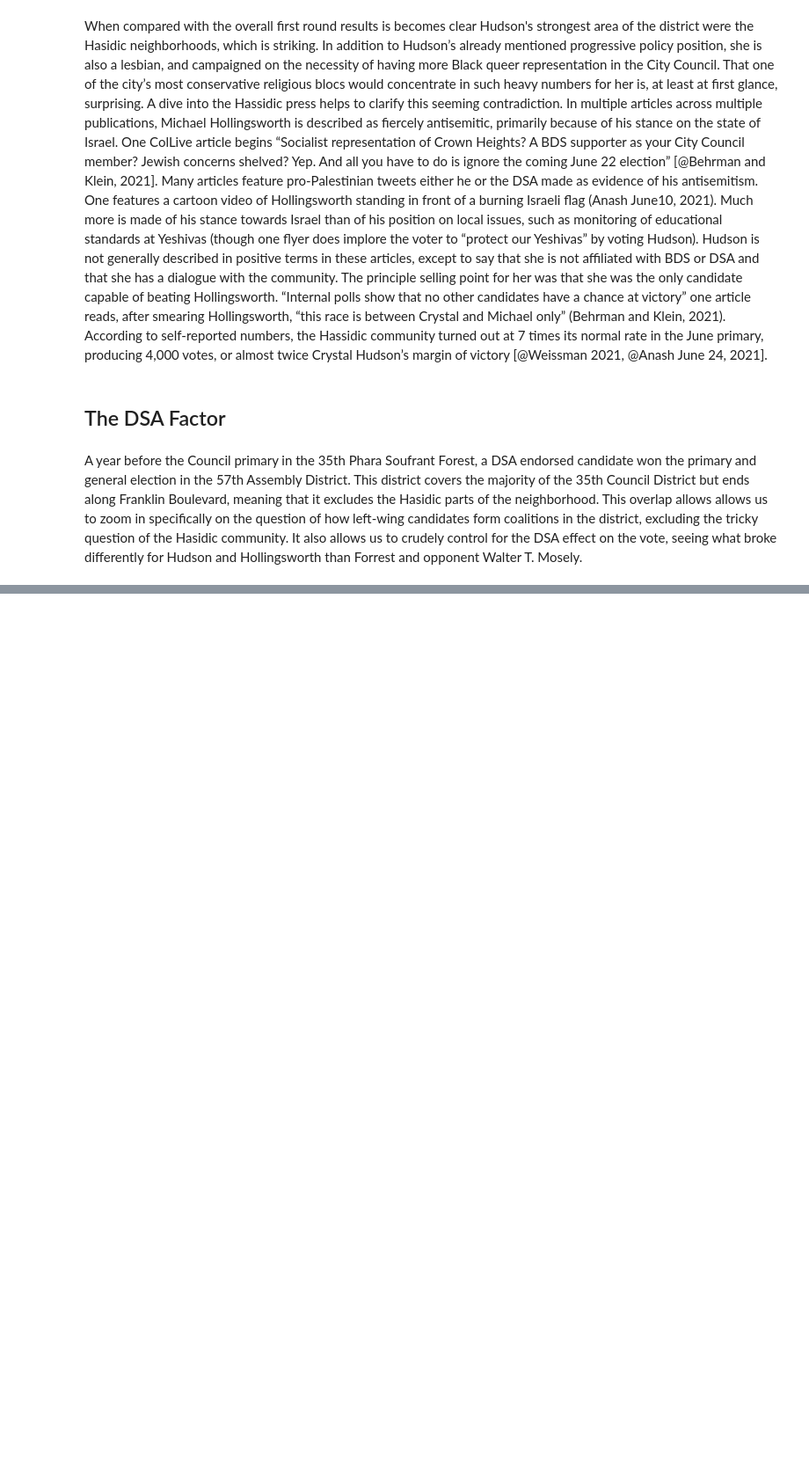
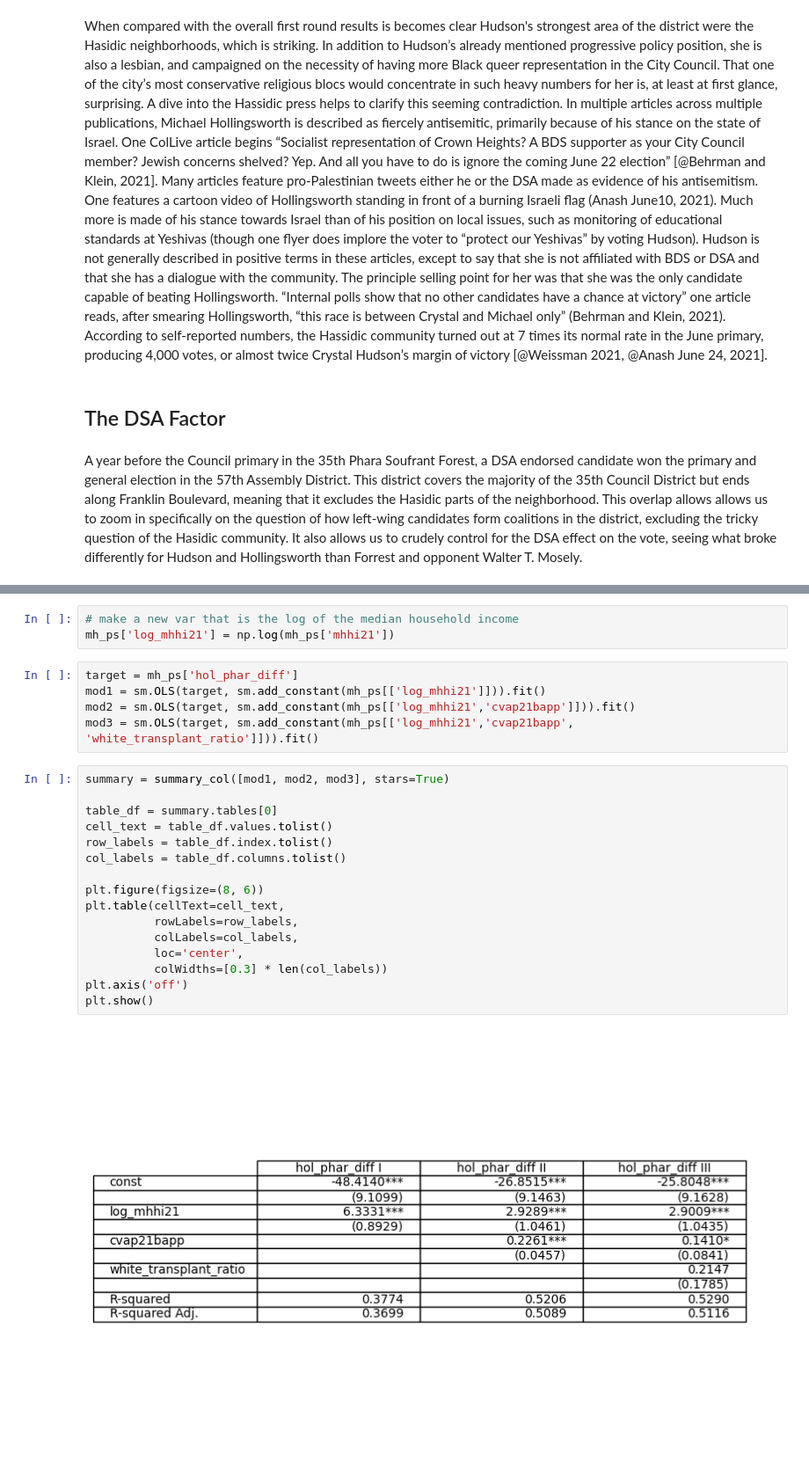
Before and after one commit to SamTGoodson/member_chapters, a Jupyter notebook: notebooks/district_35.ipynb, the cells around one changed output, grey strips where cells are left out. Shown at 88% size. Cells and saved outputs as stored; diff of their text form; blank space fills up the shorter version.

```diff
--- a/notebooks/district_35.ipynb
+++ b/notebooks/district_35.ipynb
@@ -93,0 +118,26 @@ A year before the Council primary in the 35th Phara Soufrant Forest, a DSA endor
+# %%
+# make a new var that is the log of the median household income
+mh_ps['log_mhhi21'] = np.log(mh_ps['mhhi21'])
+# %%
+target = mh_ps['hol_phar_diff']
+mod1 = sm.OLS(target, sm.add_constant(mh_ps[['log_mhhi21']])).fit()
+mod2 = sm.OLS(target, sm.add_constant(mh_ps[['log_mhhi21','cvap21bapp']])).fit()
+mod3 = sm.OLS(target, sm.add_constant(mh_ps[['log_mhhi21','cvap21bapp', 'white_transplant_ratio']])).fit()
+# %%
+summary = summary_col([mod1, mod2, mod3], stars=True)
+
+table_df = summary.tables[0]
+cell_text = table_df.values.tolist()
+row_labels = table_df.index.tolist()
+col_labels = table_df.columns.tolist()
+
+plt.figure(figsize=(8, 6))
+plt.table(cellText=cell_text,
+          rowLabels=row_labels,
+          colLabels=col_labels,
+          loc='center',
+          colWidths=[0.3] * len(col_labels))
+plt.axis('off')
+plt.show()
+# %% [output]
+[figure, added]
```
Also changed, not shown: parts of 5 cells of this notebook, 26 other files.
